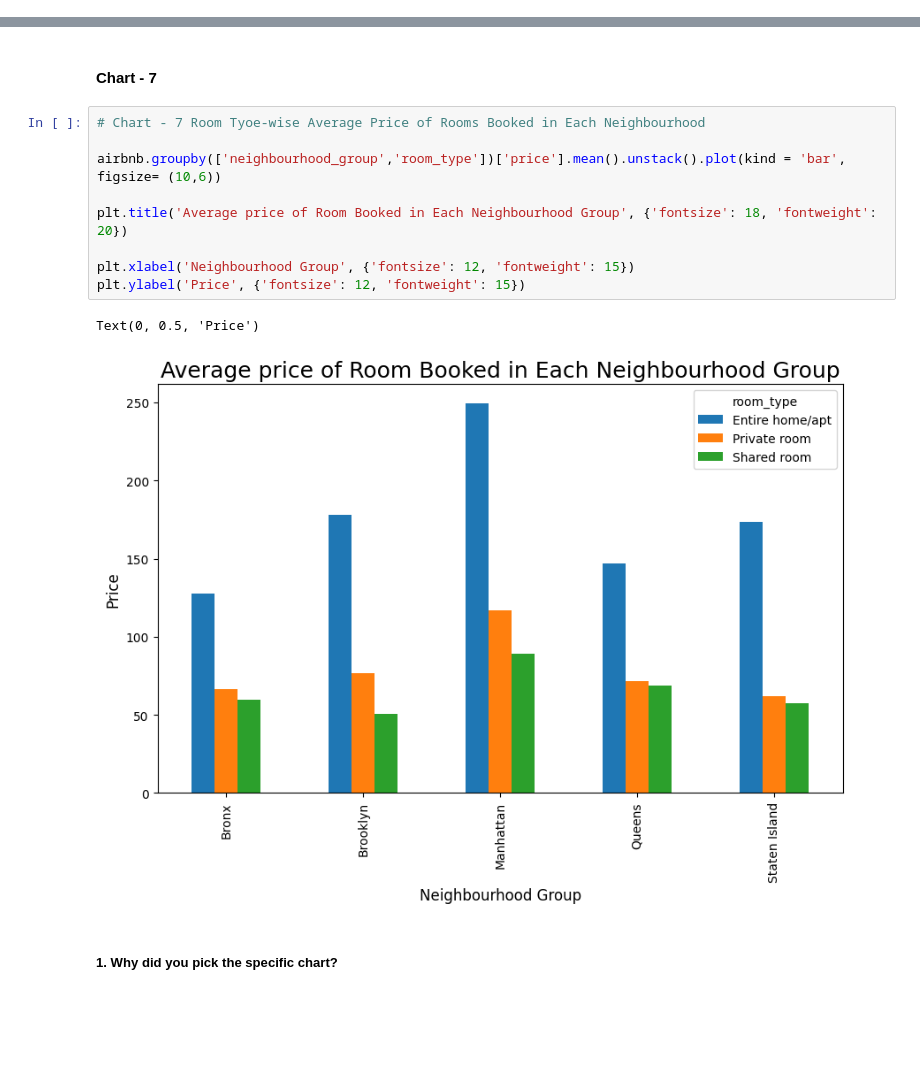
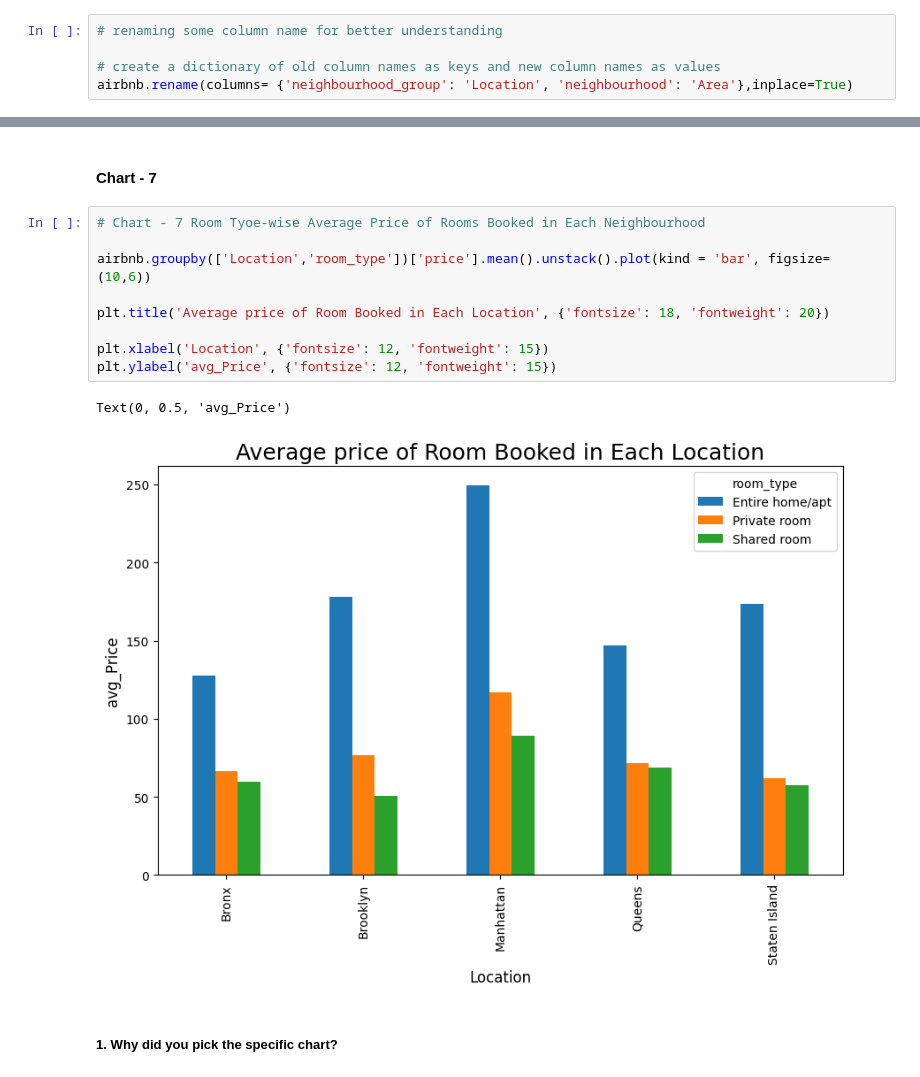
Before and after one commit to Sharik2610/Air-Bnb-Booking-Analysis---EDA, a Jupyter notebook: EDA_ON_AIRBNB_by_sharik.ipynb, the cells around one changed output, grey strips where cells are left out. Saved outputs shown, nothing was run; the diff lists cells and outputs as text; blank space fills up the shorter version.

```diff
--- a/EDA_ON_AIRBNB_by_sharik.ipynb
+++ b/EDA_ON_AIRBNB_by_sharik.ipynb
@@ -256,6 +256,11 @@ def get_price_range(pr):
   return price_range
 # %%
 airbnb['price_range'] = airbnb.apply(lambda x: get_price_range(x['price']), axis= 1)
+# %%
+# renaming some column name for better understanding
+
+# create a dictionary of old column names as keys and new column names as values
+airbnb.rename(columns= {'neighbourhood_group': 'Location', 'neighbourhood': 'Area'},inplace=True)
 # %%
 #check the dataset now
 airbnb
@@ -469,15 +474,15 @@ Answer Here
 # %%
 # Chart - 7 Room Tyoe-wise Average Price of Rooms Booked in Each Neighbourhood
 
-airbnb.groupby(['neighbourhood_group','room_type'])['price'].mean().unstack().plot(kind = 'bar', figsize= (10,6))
+airbnb.groupby(['Location','room_type'])['price'].mean().unstack().plot(kind = 'bar', figsize= (10,6))
 
-plt.title('Average price of Room Booked in Each Neighbourhood Group', {'fontsize': 18, 'fontweight': 20})
+plt.title('Average price of Room Booked in Each Location', {'fontsize': 18, 'fontweight': 20})
 
-plt.xlabel('Neighbourhood Group', {'fontsize': 12, 'fontweight': 15})
-plt.ylabel('Price', {'fontsize': 12, 'fontweight': 15})
+plt.xlabel('Location', {'fontsize': 12, 'fontweight': 15})
+plt.ylabel('avg_Price', {'fontsize': 12, 'fontweight': 15})
 # %% [output]
-Text(0, 0.5, 'Price')
+Text(0, 0.5, 'avg_Price')
-[figure, old version]
+[figure, new version]
 # %% [markdown]
 ##### 1. Why did you pick the specific chart?
 # %% [markdown]
```
Also changed, not shown: parts of 54 cells of this notebook.
